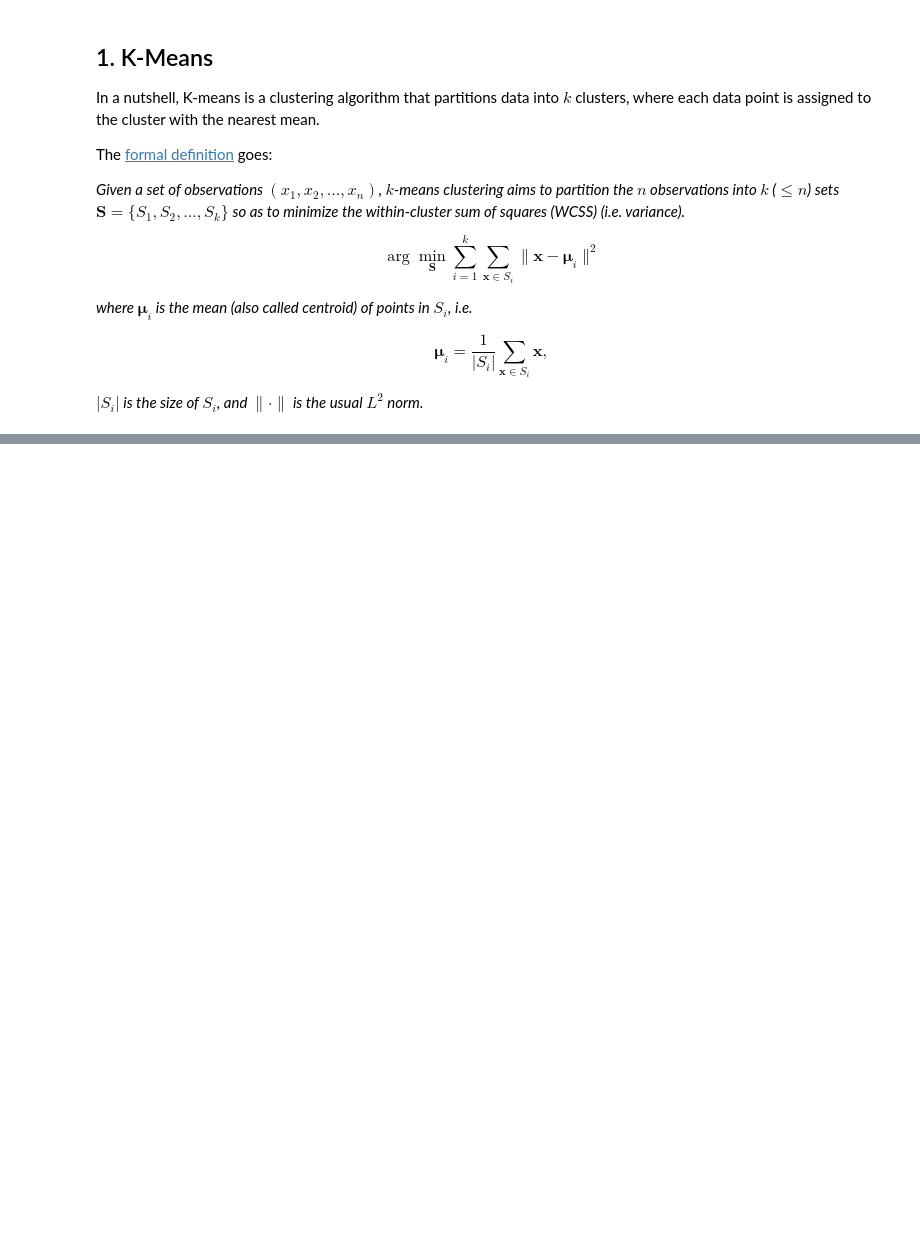
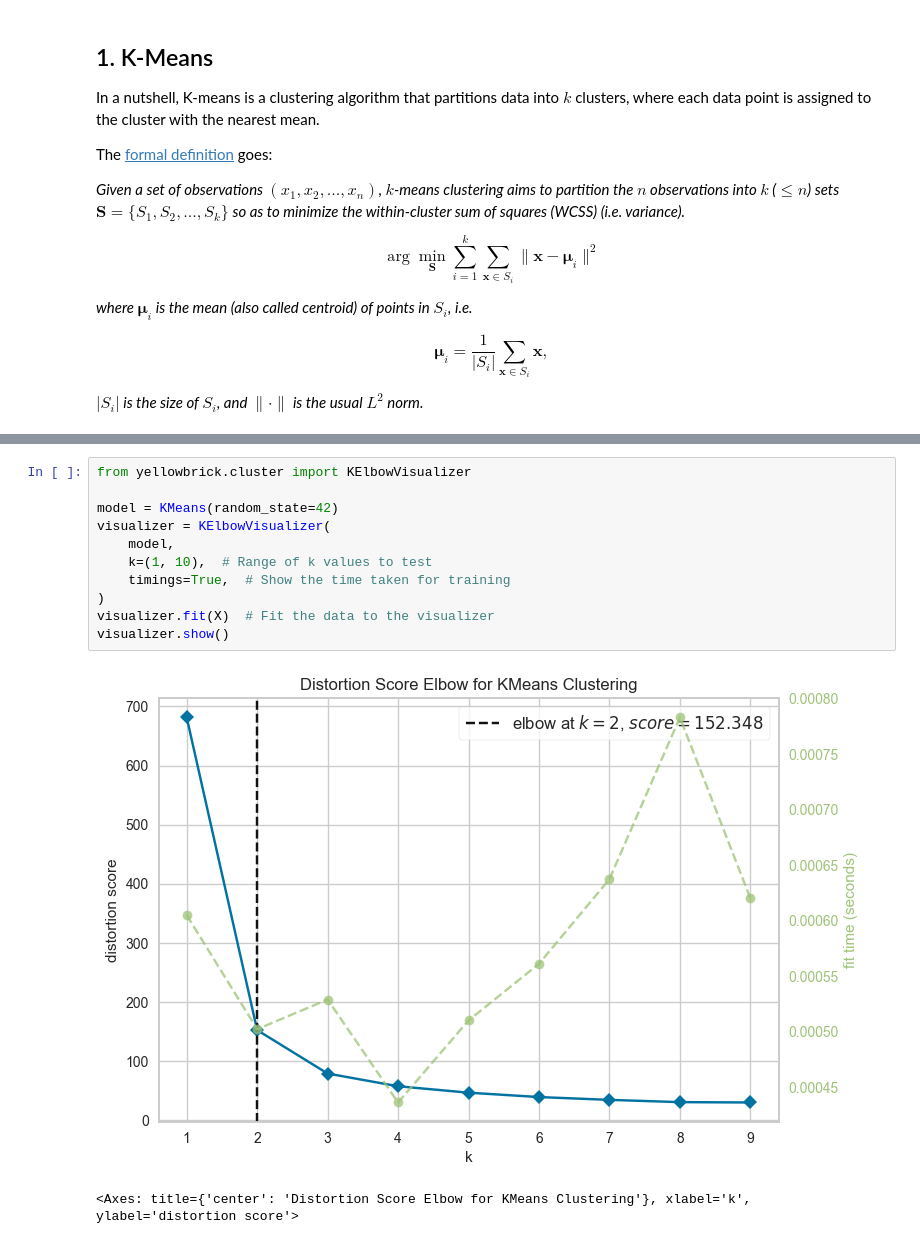
Before and after one commit to ut-vision/30min-of-deep-learning, a Jupyter notebook: 14_Clustering/index.ipynb, the cells around one changed output, grey strips where cells are left out. Drawn from its saved outputs; the diff is of its cells as text; blank space fills up the shorter version.

```diff
--- a/14_Clustering/index.ipynb
+++ b/14_Clustering/index.ipynb
@@ -35,0 +168,14 @@ Let us use our Iris dataset to implement a demo for K-means clustering.
+# %%
+from yellowbrick.cluster import KElbowVisualizer
+
+model = KMeans(random_state=42)
+visualizer = KElbowVisualizer(
+    model,
+    k=(1, 10),  # Range of k values to test
+    timings=True,  # Show the time taken for training
+)
+visualizer.fit(X)  # Fit the data to the visualizer
+visualizer.show()
+# %% [output]
+[figure, added]
+<Axes: title={'center': 'Distortion Score Elbow for KMeans Clustering'}, xlabel='k', ylabel='distortion score'>
```
Also changed, not shown: parts of 21 cells of this notebook, 2 other files.
